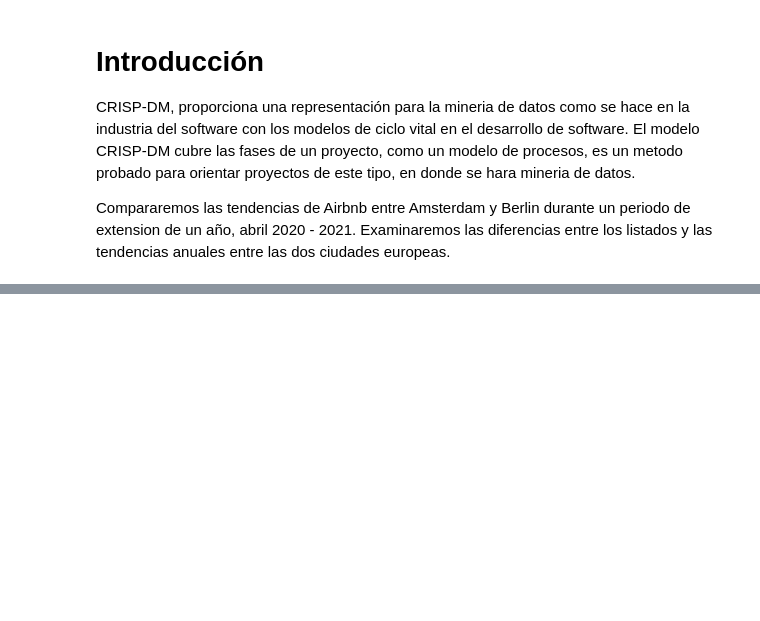
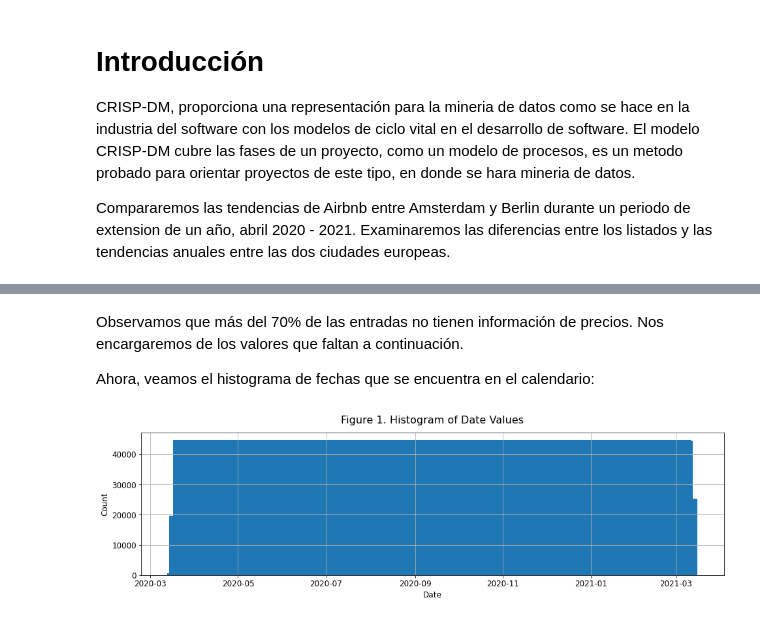
Before and after one commit to milorico/KDD2020-01, a Jupyter notebook: KDD_Project_UNAB_2020_01.ipynb, the cells around one changed output, grey strips where cells are left out. Cells and saved outputs as stored; diff of their text form; code cells hidden in the pictures; blank space fills up the shorter version.

```diff
--- a/KDD_Project_UNAB_2020_01.ipynb
+++ b/KDD_Project_UNAB_2020_01.ipynb
@@ -18,0 +78,4 @@ El negocio del hospedaje para turismo o celebraciones se ha modernizado notablem
+# %%
+
+listings_keep_cols = ['id', 'experiences_offered', 'property_type', 'room_type', 'accommodates',
+                      'bathrooms', 'bedrooms', 'beds', 'bed_type', 'amenities', 'square_feet']
@@ -18,0 +131,34 @@ El negocio del hospedaje para turismo o celebraciones se ha modernizado notablem
+# %%
+# Cities for which we perform analysis
+cities = ['Amsterdam', 'Berlin']
+
+# Load
+# - date columns as datetime
+# - formatting price columns as floats
+# - converting 't' / 'f' to 1 / 0
+# - labeling missing values as NaN
+
+# Initialize dataframes
+calendar = pd.DataFrame()
+listings = pd.DataFrame()
+
+# Load data for each city
+for city in cities:
+    path = '/content/' + city + '/'
+
+    # load city calendar.csv
+    cal = pd.read_csv(path + 'calendar.csv',
+                      parse_dates=['date'], infer_datetime_format=True,
+                      converters={'available': convert_t_f,
+                                  'price': convert_currency})
+
+    cal['city'] = city  # keep track where data came from for quick exploratory analysis
+
+    calendar = pd.concat([calendar, cal], ignore_index=True)  # combine data from both cities
+
+    # load city listings.csv
+    li = pd.read_csv(path + 'listings.csv', usecols=listings_keep_cols, na_values=['none'])
+
+    li['city'] = city  # keep track where data came from for quick exploratory analysis
+
+    listings = pd.concat([listings, li], ignore_index=True)  # combine data from both cities
@@ -18,0 +228,12 @@ El negocio del hospedaje para turismo o celebraciones se ha modernizado notablem
+# %% [markdown]
+Observamos que más del 70% de las entradas no tienen información de precios. Nos encargaremos de los valores que faltan a continuación.
+
+Ahora, veamos el histograma de fechas que se encuentra en el calendario:
+# %%
+fig1, ax1 = plt.subplots(figsize=(16, 4))
+ax1 = calendar.date.hist(bins=calendar.date.nunique(), ax=ax1)
+ax1.set_title('Figure 1. Histogram of Date Values', fontsize=16, y=1.04)
+ax1.set_xlabel('Date', fontsize=12)
+ax1.set_ylabel('Count', fontsize=12);
+# %% [output]
+[figure, added]
```
Also changed, not shown: parts of 99 cells of this notebook.
